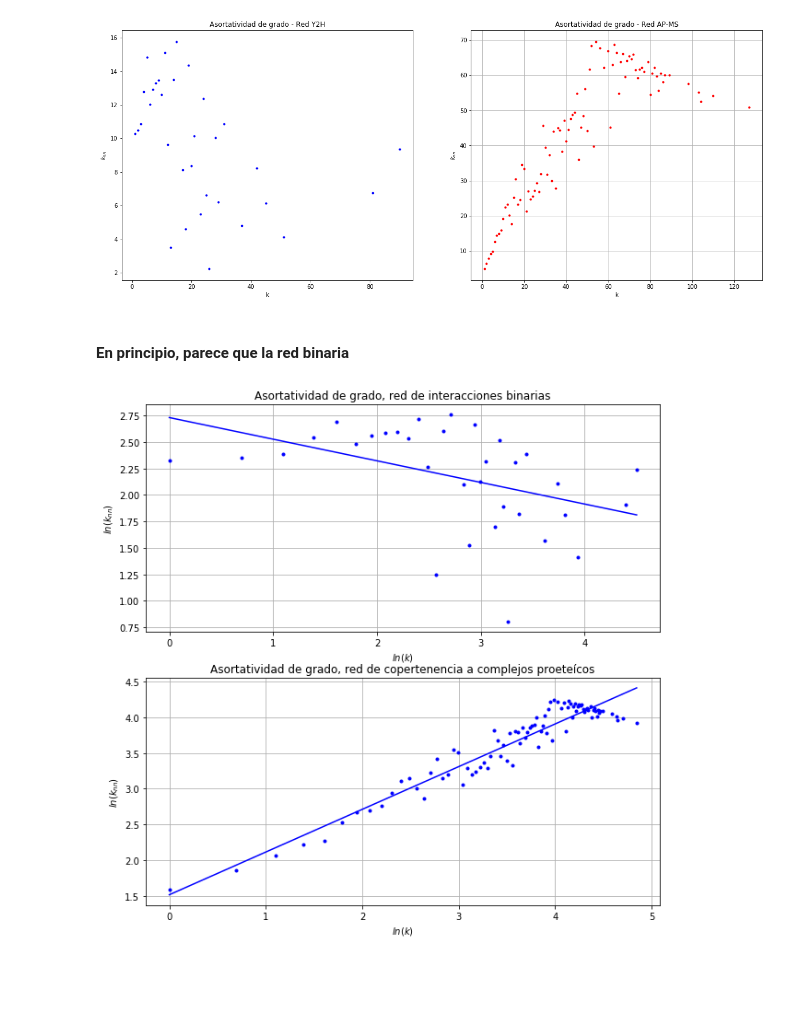
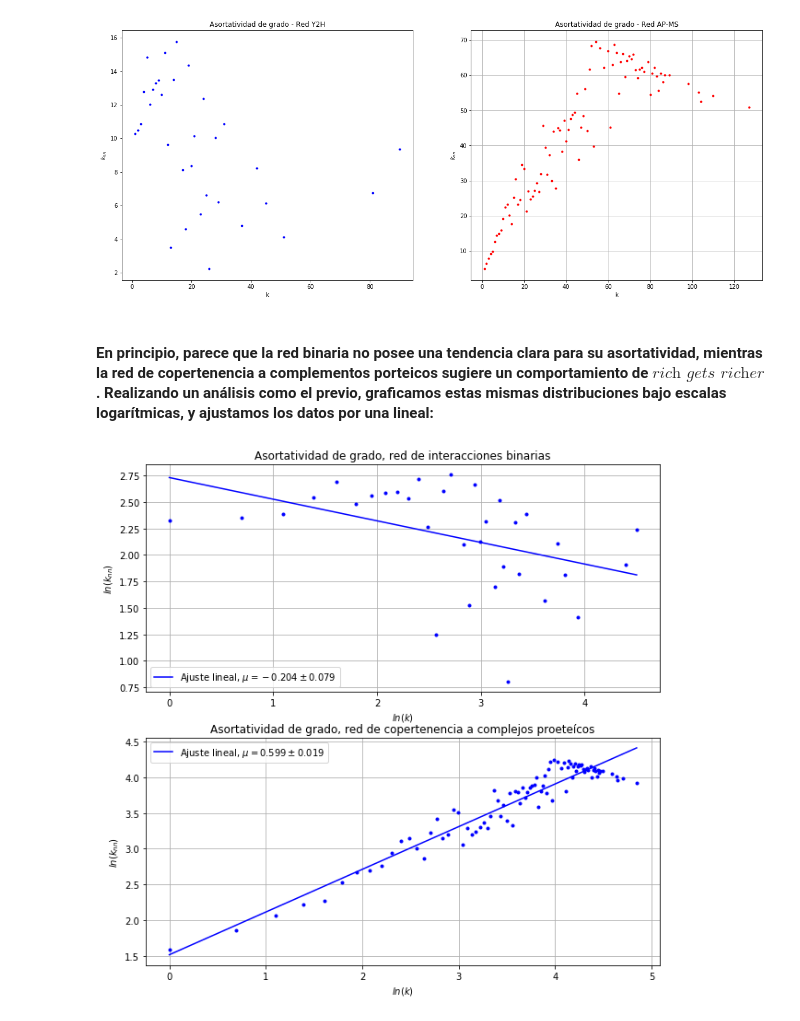
Before and after one commit to leialorenzo/Redes, a Jupyter notebook: TP1.ipynb, the cells around one changed output. Saved outputs shown, nothing was run; the diff lists cells and outputs as text; code cells hidden in the pictures; blank space fills up the shorter version.

```diff
--- a/TP1.ipynb
+++ b/TP1.ipynb
@@ -619,31 +619,33 @@ plt.plot(matp[0], matp[1], 'r.')
 plt.grid(True)
 # %% [output]
 [figure]
-# %% [markdown]
-#### En principio, parece que la red binaria
+# %% [markdown]
+#### En principio, parece que la red binaria no posee una tendencia clara para su asortatividad, mientras la red de copertenencia a complementos porteicos sugiere un comportamiento de $\textit{rich gets richer}$.  Realizando un análisis como el previo, graficamos estas mismas distribuciones bajo escalas logarítmicas, y ajustamos los datos por una lineal:
 # %%
 b, berr= np.polyfit(np.log(matb[0]), np.log(matb[1]), 1, cov = True)
 x2 = np.linspace(0, max(np.log(matb[0])))
 y2 = b[0]*x2 + b[1]
 
 p, perr = np.polyfit(np.log(matp[0]), np.log(matp[1]), 1, cov = True)
 x3 = np.linspace(0, max(np.log(matp[0])))
 y3 = p[0]*x3 + p[1]
 
 plt.figure(2, figsize = (10,10))
 plt.subplot(211)
 plt.title('Asortatividad de grado, red de interacciones binarias')
 plt.xlabel('$ln(k)$')
 plt.ylabel('$ln(k_{nn})$')
 plt.plot(np.log(matb[0]), np.log(matb[1]),'.b')
 plt.plot(x2, y2, 'b-', label = "Ajuste lineal, $\mu = %.3f \pm %.3f$" %(b[0],np.sqrt(berr[0,0])))
+plt.legend()
 plt.grid(True)
 plt.subplot(212)
 plt.title('Asortatividad de grado, red de copertenencia a complejos proeteícos')
 plt.xlabel('$ln(k)$')
 plt.ylabel('$ln(k_{nn})$')
 plt.plot(np.log(matp[0]), np.log(matp[1]),'.b')
 plt.plot(x3, y3, 'b-', label = "Ajuste lineal, $\mu = %.3f \pm %.3f$" %(p[0],np.sqrt(perr[0,0])))
+plt.legend()
 plt.grid(True)
 # %% [output]
-[figure, old version]
+[figure, new version]
```
Also changed, not shown: parts of 1 cell of this notebook.
